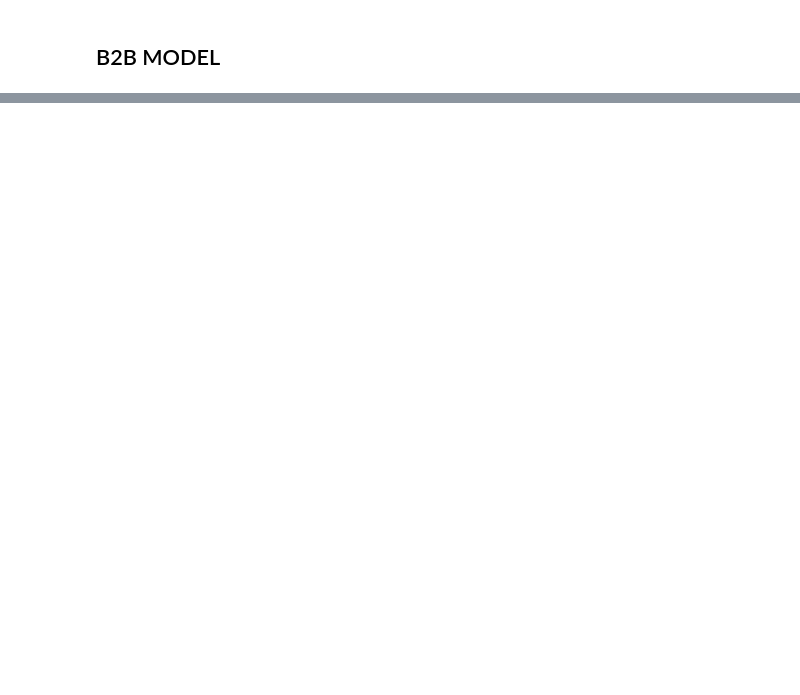
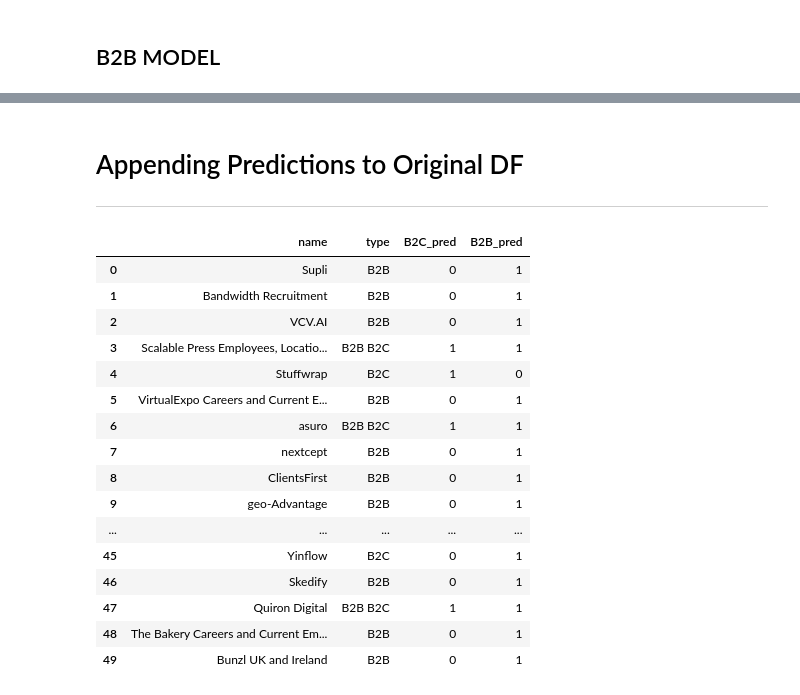
Before and after one commit to cvillela/amplemarket_challenge, a Jupyter notebook: challenge.ipynb, the cells around one changed output, grey strips where cells are left out. Drawn from its saved outputs; the diff is of its cells as text; code cells hidden in the pictures; blank space fills up the shorter version.

```diff
--- a/challenge.ipynb
+++ b/challenge.ipynb
@@ -1700,0 +1600,30 @@ Accuracy score:  0.9047619047619048
+# %% [markdown]
+# Appending Predictions to Original DF
+---
+# %%
+df_final = df.copy()
+
+df_final['B2B_pred'] = y_pred_b2b
+df_final['B2C_pred'] = y_pred_b2c
+
+df_final.to_csv('df_final.to_csv')
+# %%
+df_final[['name', 'type', 'B2C_pred', 'B2B_pred']][:50]
+# %% [output]
+|  | name | type | B2C_pred | B2B_pred |
+| 0 | Supli | B2B | 0 | 1 |
+| 1 | Bandwidth Recruitment | B2B | 0 | 1 |
+| 2 | VCV.AI | B2B | 0 | 1 |
+| 3 | Scalable Press Employees, Locatio... | B2B B2C | 1 | 1 |
+| 4 | Stuffwrap | B2C | 1 | 0 |
+| 5 | VirtualExpo Careers and Current E... | B2B | 0 | 1 |
+| 6 | asuro | B2B B2C | 1 | 1 |
+| 7 | nextcept | B2B | 0 | 1 |
+| 8 | ClientsFirst | B2B | 0 | 1 |
+| 9 | geo-Advantage | B2B | 0 | 1 |
+| ... | ... | ... | ... | ... |
+| 45 | Yinflow | B2C | 0 | 1 |
+| 46 | Skedify | B2B | 0 | 1 |
+| 47 | Quiron Digital | B2B B2C | 1 | 1 |
+| 48 | The Bakery Careers and Current Em... | B2B | 0 | 1 |
+| 49 | Bunzl UK and Ireland | B2B | 0 | 1 |
```
Also changed, not shown: parts of 66 cells of this notebook.
